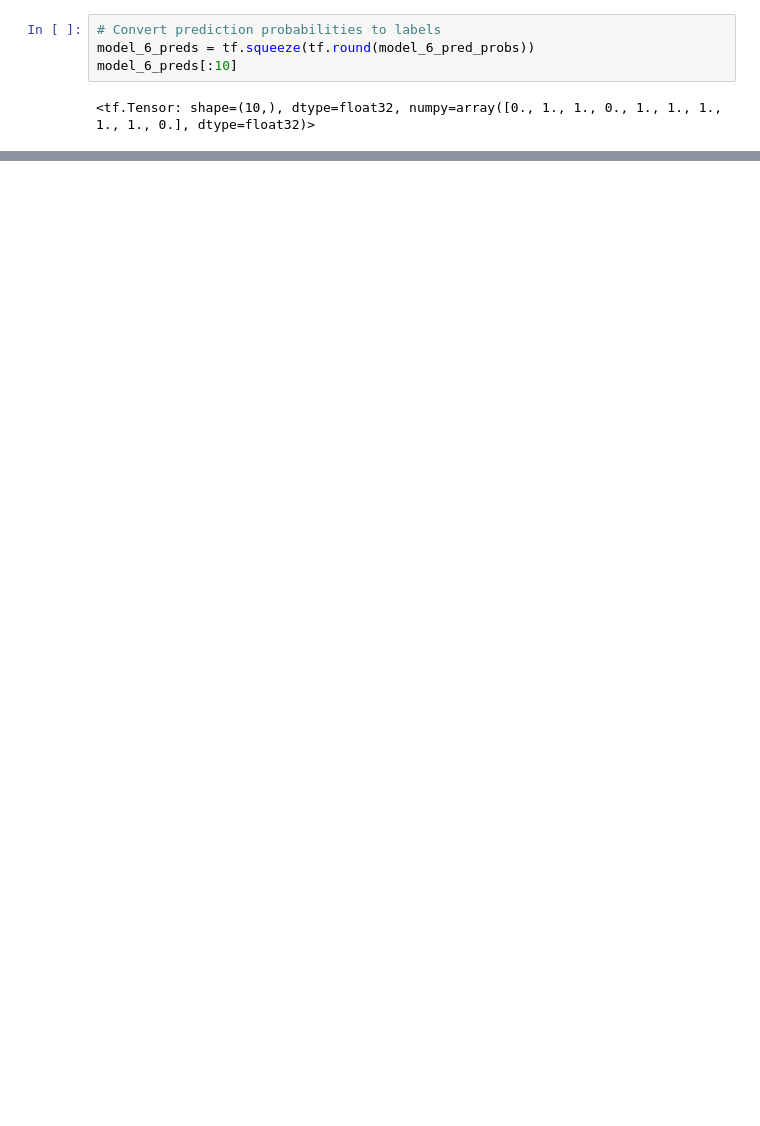
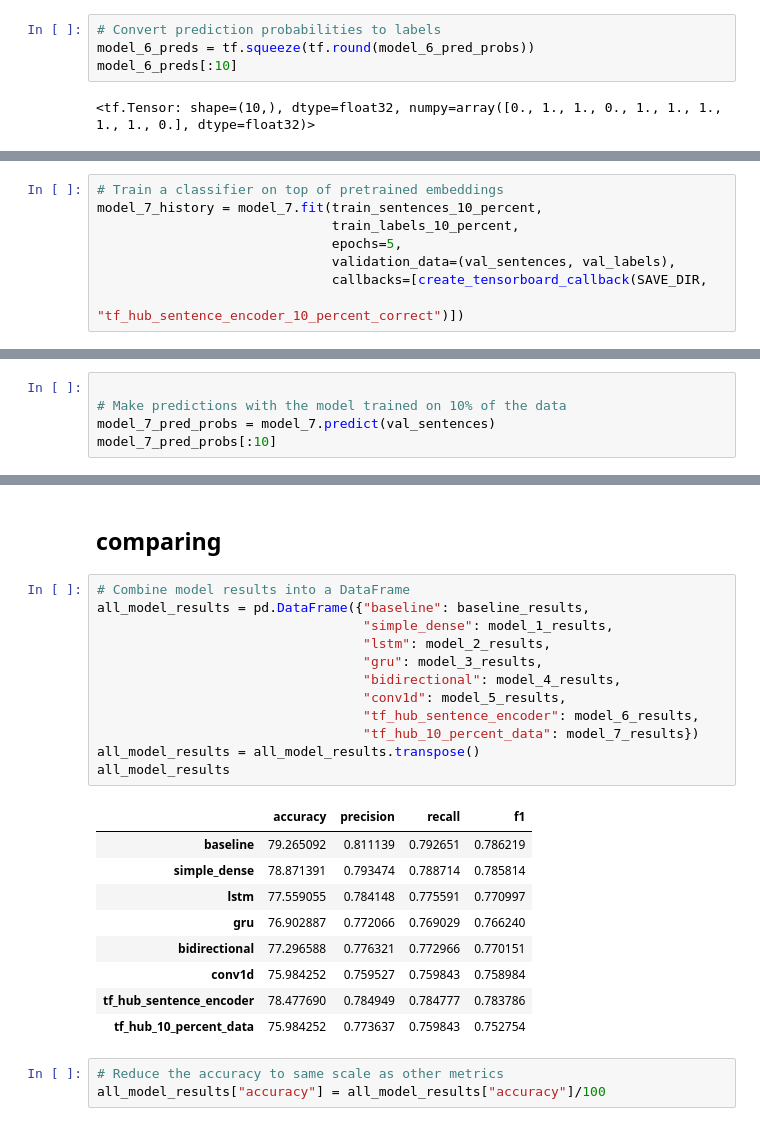
Before and after one commit to Kennedy87670/NLP, a Jupyter notebook: Introduction_to_NLP.ipynb, the cells around one changed output, grey strips where cells are left out. Cells and saved outputs as stored; diff of their text form; blank space fills up the shorter version.

```diff
--- a/Introduction_to_NLP.ipynb
+++ b/Introduction_to_NLP.ipynb
@@ -1166,0 +1232,8 @@ model_6_results
+# %%
+# Train a classifier on top of pretrained embeddings
+model_7_history = model_7.fit(train_sentences_10_percent,
+                              train_labels_10_percent,
+                              epochs=5,
+                              validation_data=(val_sentences, val_labels),
+                              callbacks=[create_tensorboard_callback(SAVE_DIR,
+                                                                     "tf_hub_sentence_encoder_10_percent_correct")])
@@ -1166,0 +1252,5 @@ model_6_results
+# %%
+
+# Make predictions with the model trained on 10% of the data
+model_7_pred_probs = model_7.predict(val_sentences)
+model_7_pred_probs[:10]
@@ -1166,0 +1283,27 @@ model_6_results
+# %% [markdown]
+## comparing
+# %%
+# Combine model results into a DataFrame
+all_model_results = pd.DataFrame({"baseline": baseline_results,
+                                  "simple_dense": model_1_results,
+                                  "lstm": model_2_results,
+                                  "gru": model_3_results,
+                                  "bidirectional": model_4_results,
+                                  "conv1d": model_5_results,
+                                  "tf_hub_sentence_encoder": model_6_results,
+                                  "tf_hub_10_percent_data": model_7_results})
+all_model_results = all_model_results.transpose()
+all_model_results
+# %% [output]
+|  | accuracy | precision | recall | f1 |
+| baseline | 79.265092 | 0.811139 | 0.792651 | 0.786219 |
+| simple_dense | 78.871391 | 0.793474 | 0.788714 | 0.785814 |
+| lstm | 77.559055 | 0.784148 | 0.775591 | 0.770997 |
+| gru | 76.902887 | 0.772066 | 0.769029 | 0.766240 |
+| bidirectional | 77.296588 | 0.776321 | 0.772966 | 0.770151 |
+| conv1d | 75.984252 | 0.759527 | 0.759843 | 0.758984 |
+| tf_hub_sentence_encoder | 78.477690 | 0.784949 | 0.784777 | 0.783786 |
+| tf_hub_10_percent_data | 75.984252 | 0.773637 | 0.759843 | 0.752754 |
+# %%
+# Reduce the accuracy to same scale as other metrics
+all_model_results["accuracy"] = all_model_results["accuracy"]/100
```
Also changed, not shown: parts of 67 cells of this notebook.
